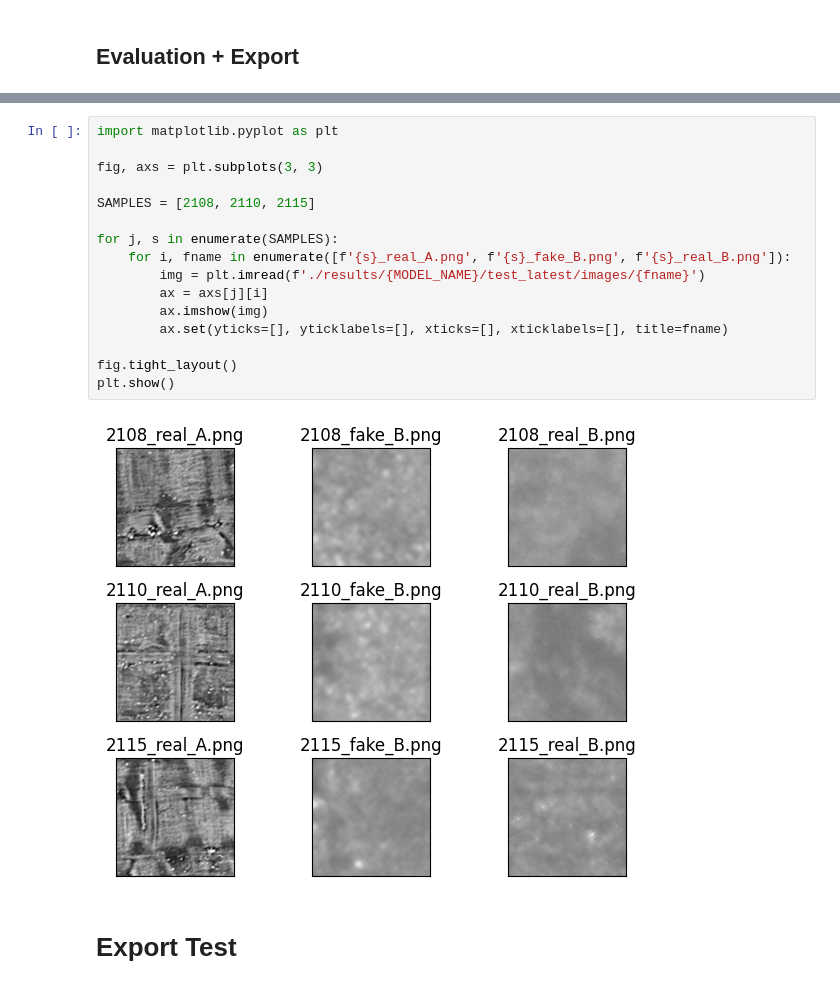
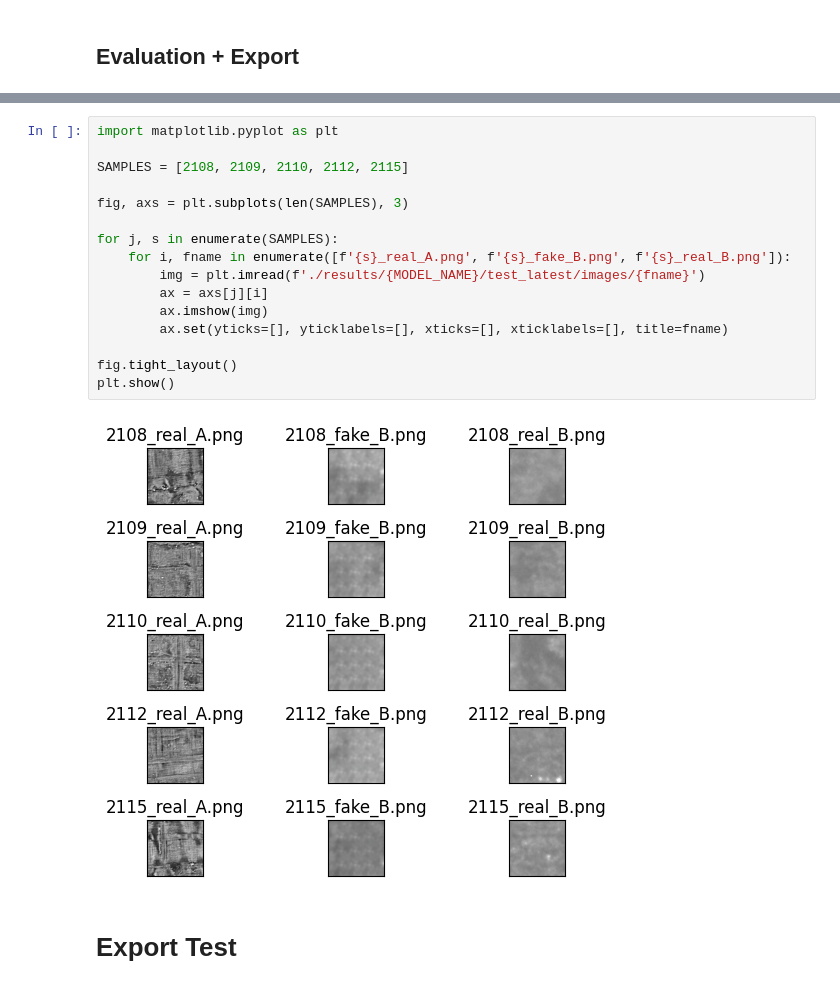
Before and after one commit to traviskaufman/pytorch-CycleGAN-and-pix2pix, a Jupyter notebook: pix2pix.ipynb, the cells around one changed output, grey strips where cells are left out. Cells and saved outputs as stored; diff of their text form.

```diff
--- a/pix2pix.ipynb
+++ b/pix2pix.ipynb
@@ -153,21 +161,21 @@ Model: ../build/denoiser_1685590830/denoiser_model.onnx
 # %%
 import matplotlib.pyplot as plt
 
-fig, axs = plt.subplots(3, 3)
+SAMPLES = [2108, 2109, 2110, 2112, 2115]
 
-SAMPLES = [2108, 2110, 2115]
+fig, axs = plt.subplots(len(SAMPLES), 3)
 
 for j, s in enumerate(SAMPLES):
     for i, fname in enumerate([f'{s}_real_A.png', f'{s}_fake_B.png', f'{s}_real_B.png']):
         img = plt.imread(f'./results/{MODEL_NAME}/test_latest/images/{fname}')
         ax = axs[j][i]
         ax.imshow(img)
         ax.set(yticks=[], yticklabels=[], xticks=[], xticklabels=[], title=fname)
 
 fig.tight_layout()
 plt.show()
 # %% [output]
-[figure, old version]
+[figure, new version]
 # %% [markdown]
 # Export Test
 # %%
```
Also changed, not shown: parts of 7 cells of this notebook, 1 other file.
